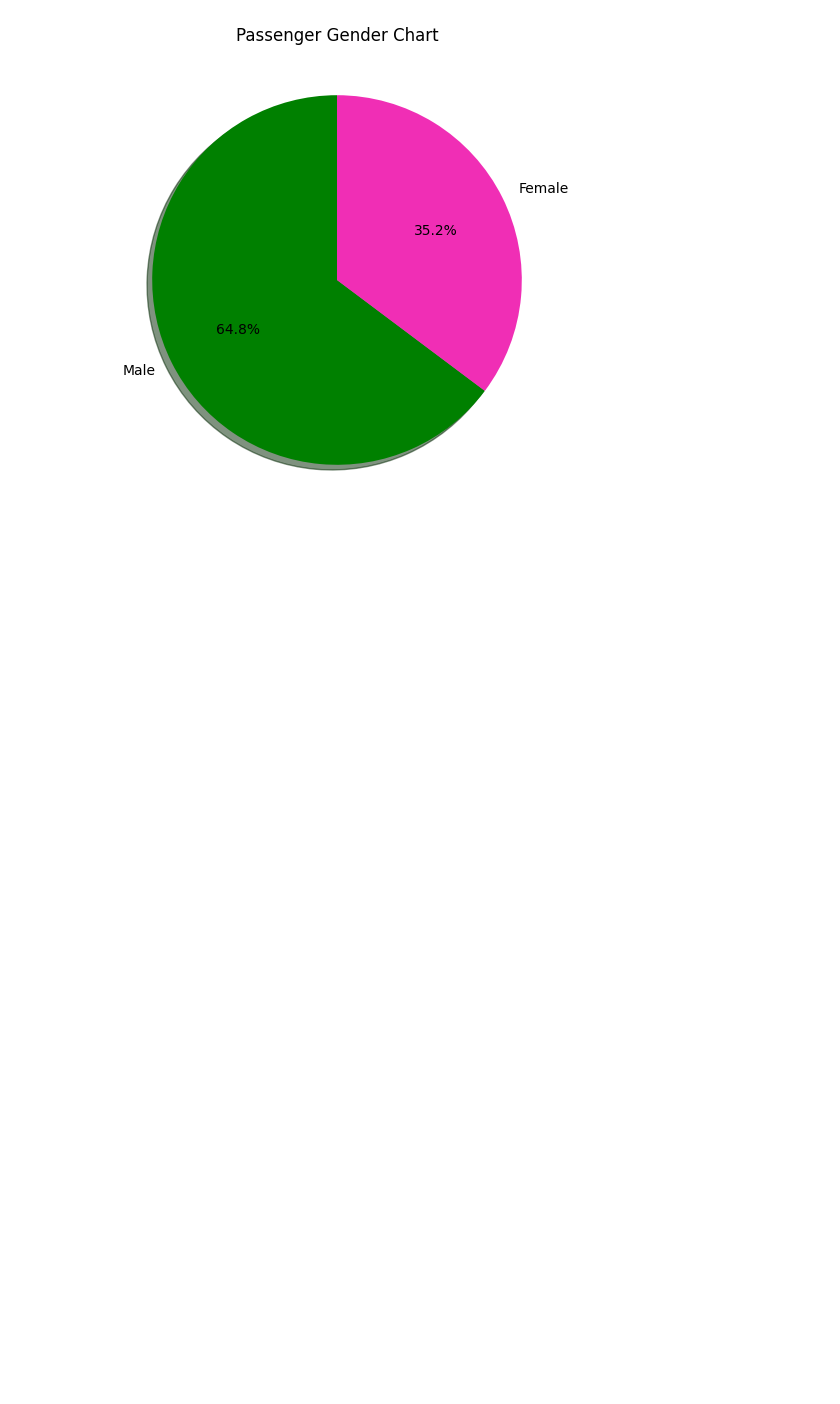
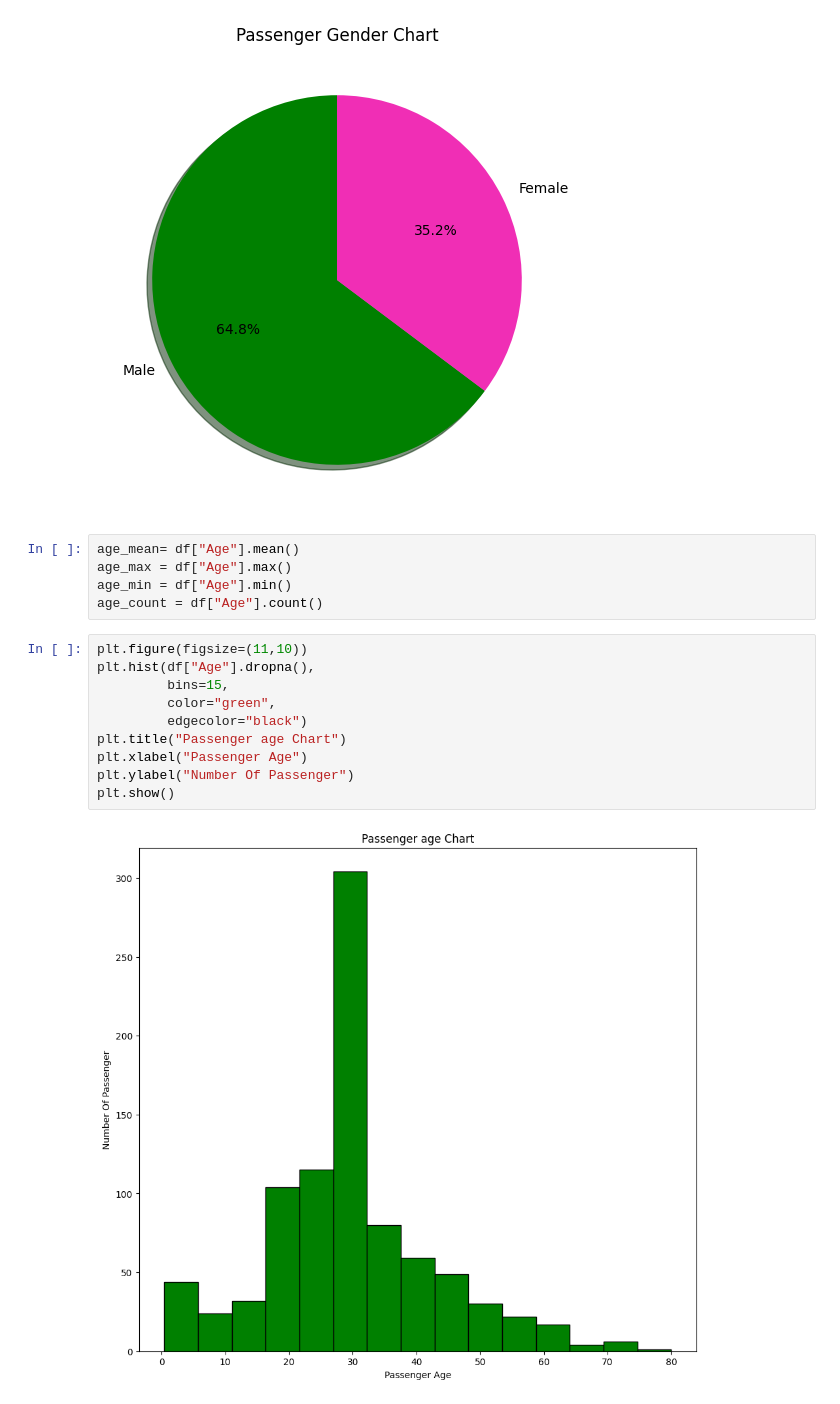
Before and after one commit to mdgolamrabbi22/Pandas, a Jupyter notebook: Project/Titanic Data/Titanic_Dataset_clean.ipynb, the cells around one changed output. Cells and saved outputs as stored; diff of their text form; blank space fills up the shorter version.

Commit message:
Titanic Data Set Data Visualaization

```diff
--- a/Project/Titanic Data/Titanic_Dataset_clean.ipynb
+++ b/Project/Titanic Data/Titanic_Dataset_clean.ipynb
@@ -346,3 +346,20 @@ plt.title("Passenger Gender Chart")
 plt.show()
 # %% [output]
 [figure]
+# %%
+age_mean= df["Age"].mean()
+age_max = df["Age"].max()
+age_min = df["Age"].min()
+age_count = df["Age"].count()
+# %%
+plt.figure(figsize=(11,10))
+plt.hist(df["Age"].dropna(),
+         bins=15,
+         color="green",
+         edgecolor="black")
+plt.title("Passenger age Chart")
+plt.xlabel("Passenger Age")
+plt.ylabel("Number Of Passenger")
+plt.show()
+# %% [output]
+[figure, added]
```
Also changed, not shown: parts of 5 cells of this notebook.
